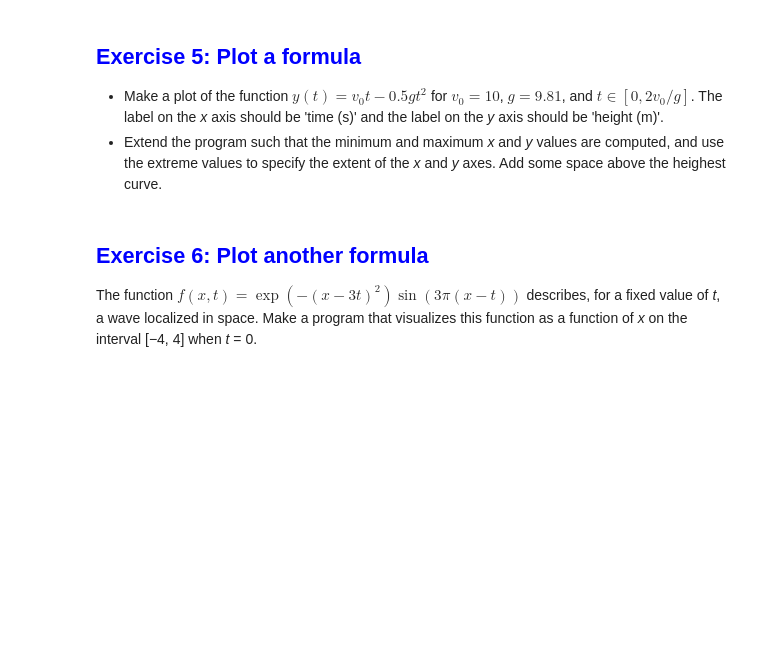
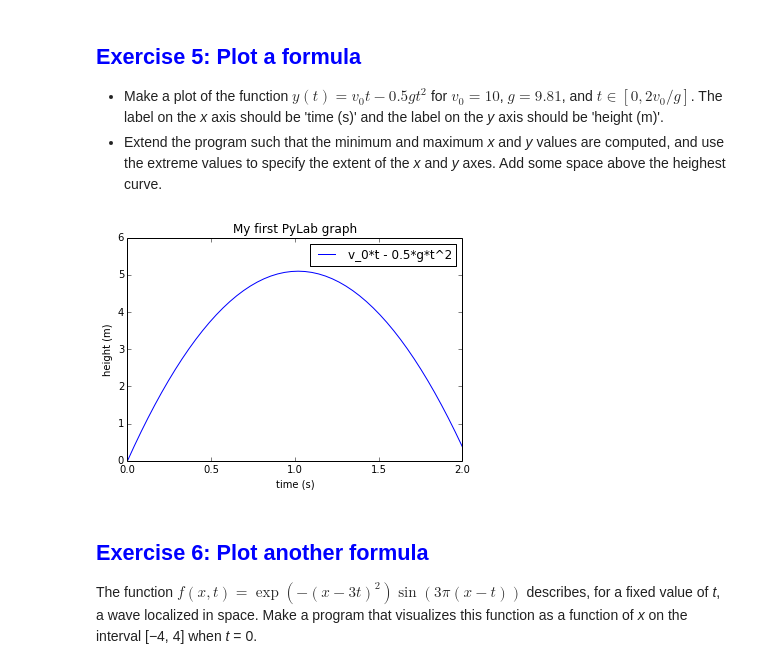
Before and after one commit to robtailyourhayes/Introduction-to-Python-programming-for-MPECDT, a Jupyter notebook: notebook/Python-4.ipynb, the cells around one changed output. Saved outputs shown, nothing was run; the diff lists cells and outputs as text; code cells hidden in the pictures; blank space fills up the shorter version.

```diff
--- a/notebook/Python-4.ipynb
+++ b/notebook/Python-4.ipynb
@@ -267,6 +267,26 @@ show()
 ## <span style="color:blue">Exercise 5: Plot a formula</span>
 * Make a plot of the function $y(t) = v_0t − 0.5gt^2$ for $v_0 = 10$, $g = 9.81$, and $t \in [0, 2v_0/g]$. The label on the *x* axis should be 'time (s)' and the label on the *y* axis should be 'height (m)'.
 * Extend the program such that the minimum and maximum *x* and *y* values are computed, and use the extreme values to specify the extent of the *x* and *y* axes. Add some space above the heighest curve.
+# %%
+v_0 = 10
+g = 9.81
+
+def y(t):
+    return v_0*t - 0.5*g*t**2
+
+t = linspace(0, 2*v_0/g, 51) # Generates 51 points between 0 and 2
+y = y(t)
+plot(t, y)
+
+xlabel('time (s)')
+ylabel('height (m)')
+legend(('v_0*t - 0.5*g*t^2',))
+axis([0, 2, 0, 6]) # specify the extent of the axes [tmin, tmax, ymin, ymax]
+
+title('My first PyLab graph')
+show()
+# %% [output]
+[figure, added]
 # %% [markdown]
 ## <span style="color:blue">Exercise 6: Plot another formula</span>
 The function</br></br>
```
Also changed, not shown: parts of 7 cells of this notebook.
